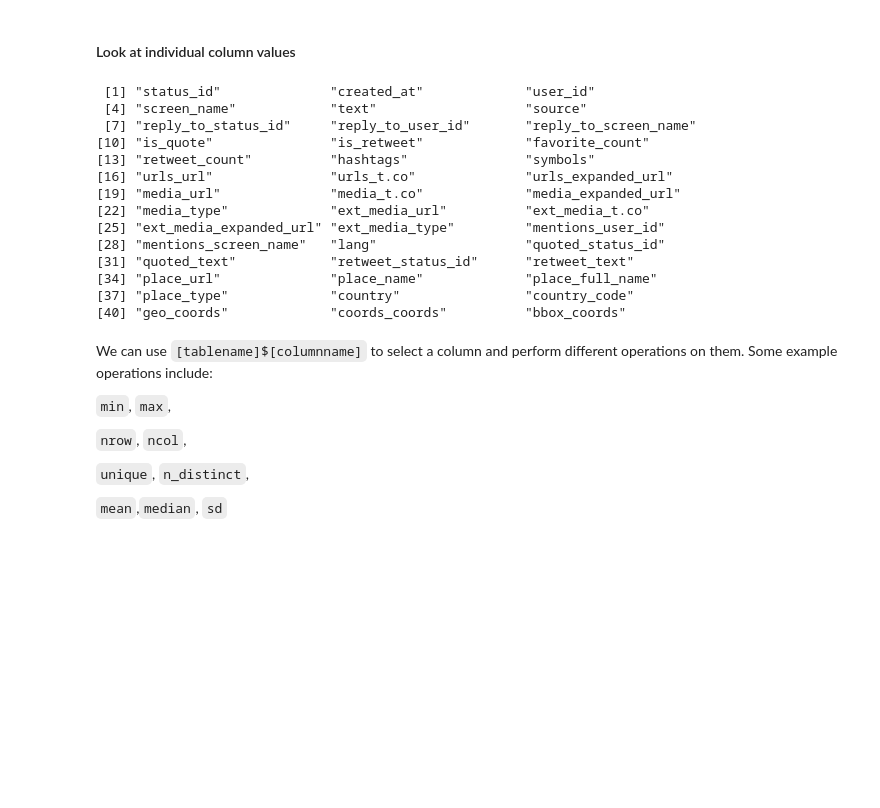
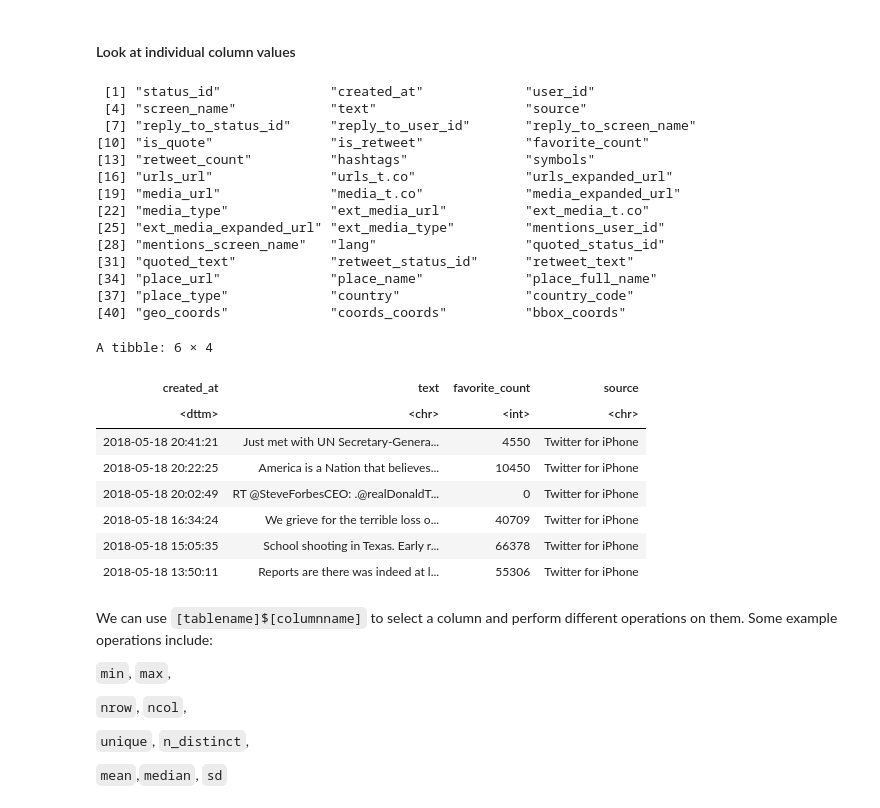
Before and after one commit to MindyChang/text-analysis-workshop, a Jupyter notebook: index.ipynb, the cells around one changed output. Saved outputs shown, nothing was run; the diff lists cells and outputs as text; code cells hidden in the pictures; blank space fills up the shorter version.

````diff
--- a/index.ipynb
+++ b/index.ipynb
@@ -58,21 +81,33 @@ A tibble: 5 × 42
 # %%
 # print column names
 names(trumptweets)
+trumptweets %>%
+  select('created_at', 'text', 'favorite_count','source') %>%
+    head
 # %% [output]
  [1] "status_id"              "created_at"             "user_id"
  [4] "screen_name"            "text"                   "source"
  [7] "reply_to_status_id"     "reply_to_user_id"       "reply_to_screen_name"
 [10] "is_quote"               "is_retweet"             "favorite_count"
 [13] "retweet_count"          "hashtags"               "symbols"
 [16] "urls_url"               "urls_t.co"              "urls_expanded_url"
 [19] "media_url"              "media_t.co"             "media_expanded_url"
 [22] "media_type"             "ext_media_url"          "ext_media_t.co"
 [25] "ext_media_expanded_url" "ext_media_type"         "mentions_user_id"
 [28] "mentions_screen_name"   "lang"                   "quoted_status_id"
 [31] "quoted_text"            "retweet_status_id"      "retweet_text"
 [34] "place_url"              "place_name"             "place_full_name"
 [37] "place_type"             "country"                "country_code"
 [40] "geo_coords"             "coords_coords"          "bbox_coords"
+A tibble: 6 × 4
+| created_at | text | favorite_count | source |
+| <dttm> | <chr> | <int> | <chr> |
+| 2018-05-18 20:41:21 | Just met with UN Secretary-Genera... | 4550 | Twitter for iPhone |
+| 2018-05-18 20:22:25 | America is a Nation that believes... | 10450 | Twitter for iPhone |
+| 2018-05-18 20:02:49 | RT @SteveForbesCEO: .@realDonaldT... | 0 | Twitter for iPhone |
+| 2018-05-18 16:34:24 | We grieve for the terrible loss o... | 40709 | Twitter for iPhone |
+| 2018-05-18 15:05:35 | School shooting in Texas. Early r... | 66378 | Twitter for iPhone |
+| 2018-05-18 13:50:11 | Reports are there was indeed at l... | 55306 | Twitter for iPhone |
 # %% [markdown]
 We can use ```[tablename]$[columnname]```  to select a column and perform different operations on them.
 Some example operations include:
````
Also changed, not shown: parts of 36 cells of this notebook.
